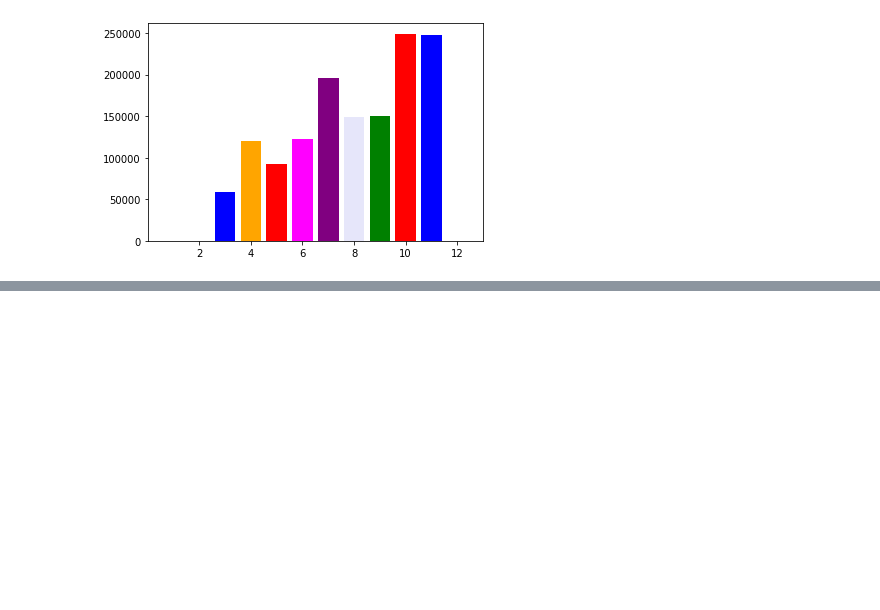
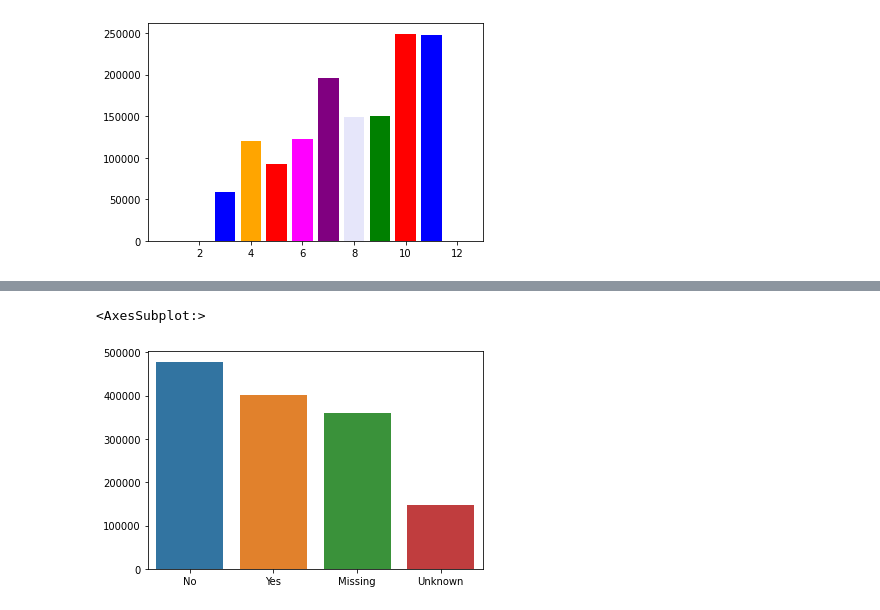
Before and after one commit to ahsanGoheer/Covid-19-Case-Surveillance-Kaggle-Dataset, a Jupyter notebook: Data_Processing.ipynb, the cells around one changed output, grey strips where cells are left out. Cells and saved outputs as stored; diff of their text form; code cells hidden in the pictures; blank space fills up the shorter version.

```diff
--- a/Data_Processing.ipynb
+++ b/Data_Processing.ipynb
@@ -219,0 +227,5 @@ plt.bar(x=df["Race"].value_counts().index,height=df["Race"].value_counts().value
+# %%
+sns.barplot(x=df["medcond_yn"].value_counts().index,y=df["medcond_yn"].value_counts().values)
+# %% [output]
+<AxesSubplot:>
+[figure, added]
```
Also changed, not shown: parts of 8 cells of this notebook.
